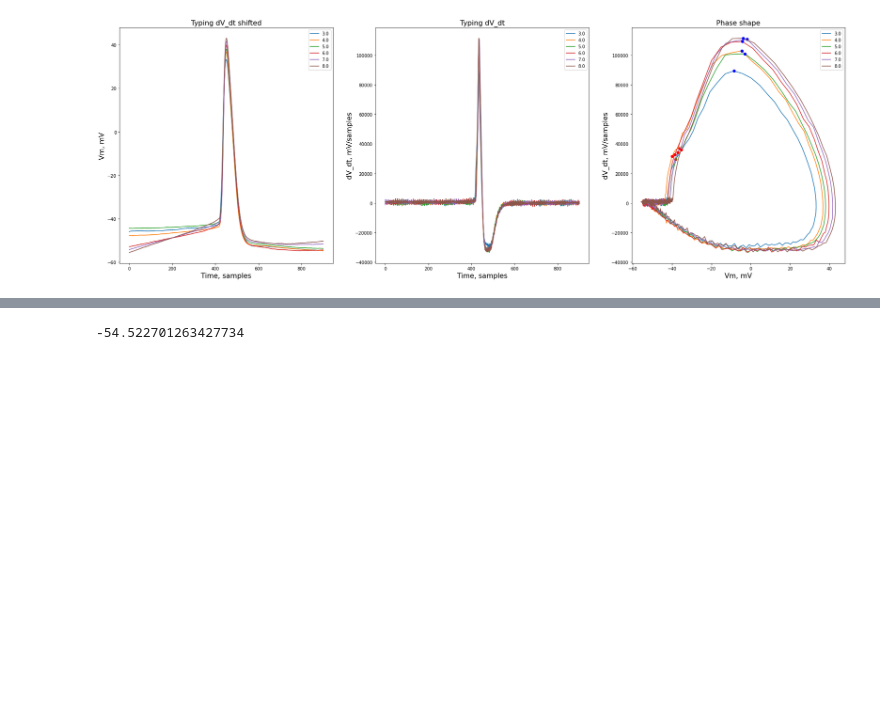
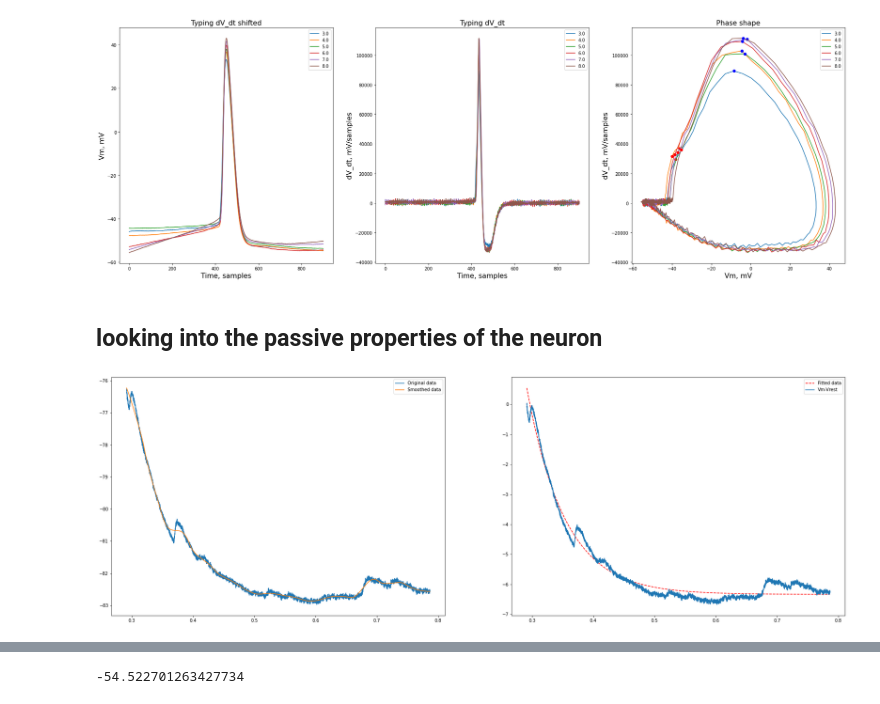
Before and after one commit to SergiiRv/AP-Typing_Neurons, a Jupyter notebook: Typing_2016_05_19_0004.ipynb, the cells around one changed output, grey strips where cells are left out. Saved outputs shown, nothing was run; the diff lists cells and outputs as text; code cells hidden in the pictures; blank space fills up the shorter version.

```diff
--- a/Typing_2016_05_19_0004.ipynb
+++ b/Typing_2016_05_19_0004.ipynb
@@ -445,3 +462,33 @@ ax[2].legend(loc="best")
 # %% [output]
 <matplotlib.legend.Legend at 0x...>
 [figure]
+# %% [markdown]
+## looking into the passive properties of the neuron
+# %%
+def func(x, a, b, c):
+    return a * np.exp(-b*x) + c
+# %%
+from scipy.signal import savgol_filter
+
+fig, ax = plt.subplots(nrows=1, ncols=2,figsize=(30,10))
+
+PassParam = Vm[0].to_numpy()
+PassTime = Vm['time'].to_numpy()
+ax[0].plot(PassTime, PassParam, label = 'Original data')
+
+PassParam_ftr = savgol_filter(PassParam, 1025, 2, mode = 'interp')
+ax[0].plot(PassTime, PassParam_ftr, label = 'Smoothed data')
+ax[0].legend(loc="best")
+
+popt, pcov = curve_fit(func, PassTime, PassParam-PassParam[0])
+PassParam_ftr_fit = func(PassTime, *popt)
+ax[1].plot(PassTime, PassParam_ftr_fit,'--r', label = 'Fitted data')
+ax[1].legend(loc="best")
+ax[1].plot(PassTime, PassParam-PassParam[0], label = 'Vm-Vrest')
+ax[1].legend(loc="best")
+
+Rm = np.abs(popt[2])/20 #GOhm
+Tau = 1/popt[1]
+Cm = Tau/Rm
+# %% [output]
+[figure, added]
```
Also changed, not shown: parts of 13 cells of this notebook.
